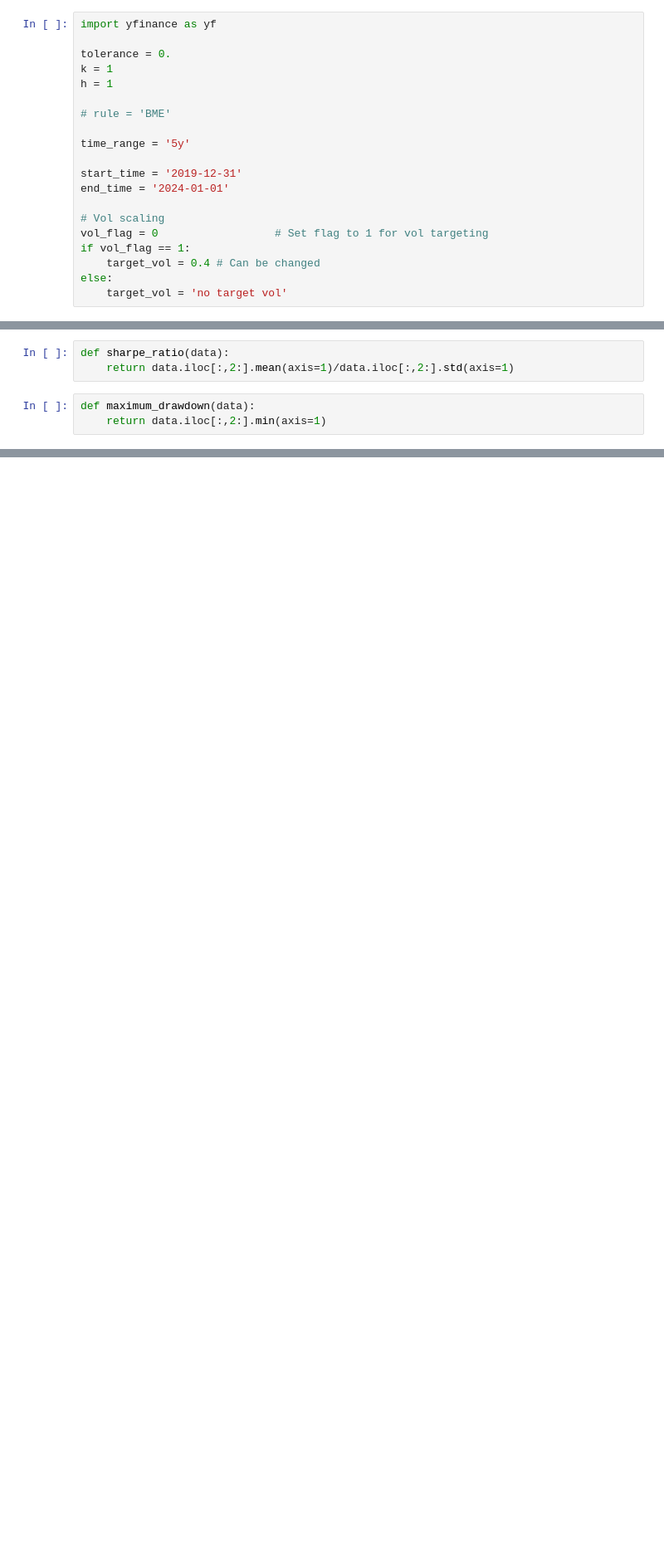
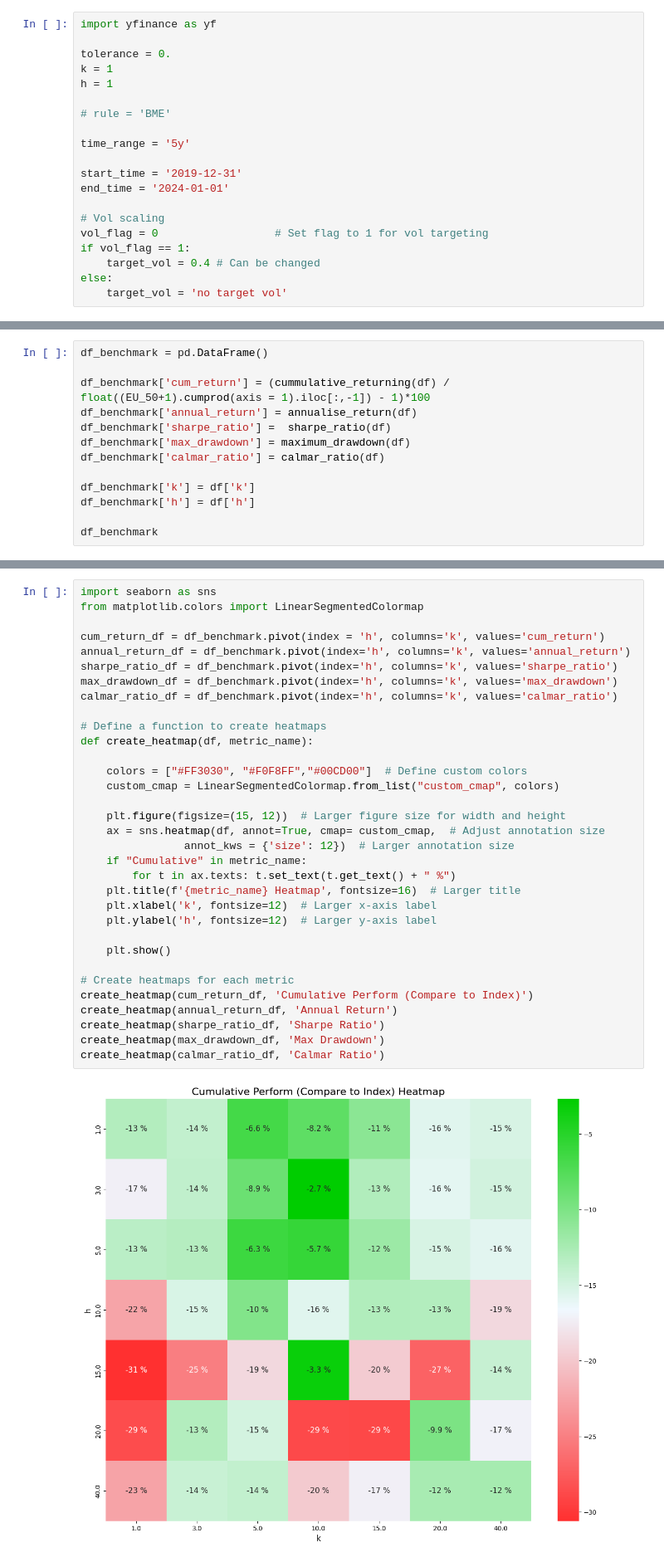
Before and after one commit to NotCodingWell/TSMOM, a Jupyter notebook: analysis.ipynb, the cells around one changed output, grey strips where cells are left out. Shown at 83% size. Cells and saved outputs as stored; diff of their text form; blank space fills up the shorter version.

Commit message:
Function Improvement

```diff
--- a/analysis.ipynb
+++ b/analysis.ipynb
@@ -156,6 +146,0 @@ plt.show()
-# %%
-def sharpe_ratio(data):
-    return data.iloc[:,2:].mean(axis=1)/data.iloc[:,2:].std(axis=1)
-# %%
-def maximum_drawdown(data):
-    return data.iloc[:,2:].min(axis=1)
@@ -275,0 +180,13 @@ plt.show()
+# %%
+df_benchmark = pd.DataFrame()
+
+df_benchmark['cum_return'] = (cummulative_returning(df) / float((EU_50+1).cumprod(axis = 1).iloc[:,-1]) - 1)*100
+df_benchmark['annual_return'] = annualise_return(df)
+df_benchmark['sharpe_ratio'] =  sharpe_ratio(df)
+df_benchmark['max_drawdown'] = maximum_drawdown(df)
+df_benchmark['calmar_ratio'] = calmar_ratio(df)
+
+df_benchmark['k'] = df['k']
+df_benchmark['h'] = df['h']
+
+df_benchmark
@@ -275,0 +211,35 @@ plt.show()
+# %%
+import seaborn as sns
+from matplotlib.colors import LinearSegmentedColormap
+
+cum_return_df = df_benchmark.pivot(index = 'h', columns='k', values='cum_return')
+annual_return_df = df_benchmark.pivot(index='h', columns='k', values='annual_return')
+sharpe_ratio_df = df_benchmark.pivot(index='h', columns='k', values='sharpe_ratio')
+max_drawdown_df = df_benchmark.pivot(index='h', columns='k', values='max_drawdown')
+calmar_ratio_df = df_benchmark.pivot(index='h', columns='k', values='calmar_ratio')
+
+# Define a function to create heatmaps
+def create_heatmap(df, metric_name):
+
+    colors = ["#FF3030", "#F0F8FF","#00CD00"]  # Define custom colors
+    custom_cmap = LinearSegmentedColormap.from_list("custom_cmap", colors)
+
+    plt.figure(figsize=(15, 12))  # Larger figure size for width and height
+    ax = sns.heatmap(df, annot=True, cmap= custom_cmap,  # Adjust annotation size
+                annot_kws = {'size': 12})  # Larger annotation size
+    if "Cumulative" in metric_name:
+        for t in ax.texts: t.set_text(t.get_text() + " %")
+    plt.title(f'{metric_name} Heatmap', fontsize=16)  # Larger title
+    plt.xlabel('k', fontsize=12)  # Larger x-axis label
+    plt.ylabel('h', fontsize=12)  # Larger y-axis label
+
+    plt.show()
+
+# Create heatmaps for each metric
+create_heatmap(cum_return_df, 'Cumulative Perform (Compare to Index)')
+create_heatmap(annual_return_df, 'Annual Return')
+create_heatmap(sharpe_ratio_df, 'Sharpe Ratio')
+create_heatmap(max_drawdown_df, 'Max Drawdown')
+create_heatmap(calmar_ratio_df, 'Calmar Ratio')
+# %% [output]
+[figure, added]
```
Also changed, not shown: parts of 24 cells of this notebook.
